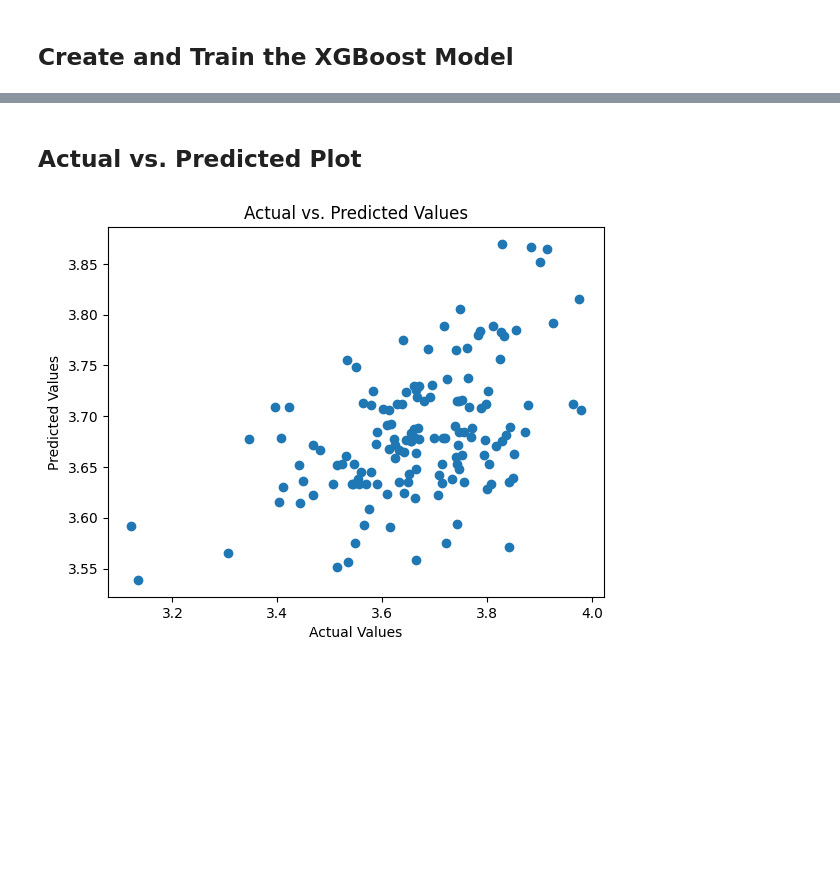
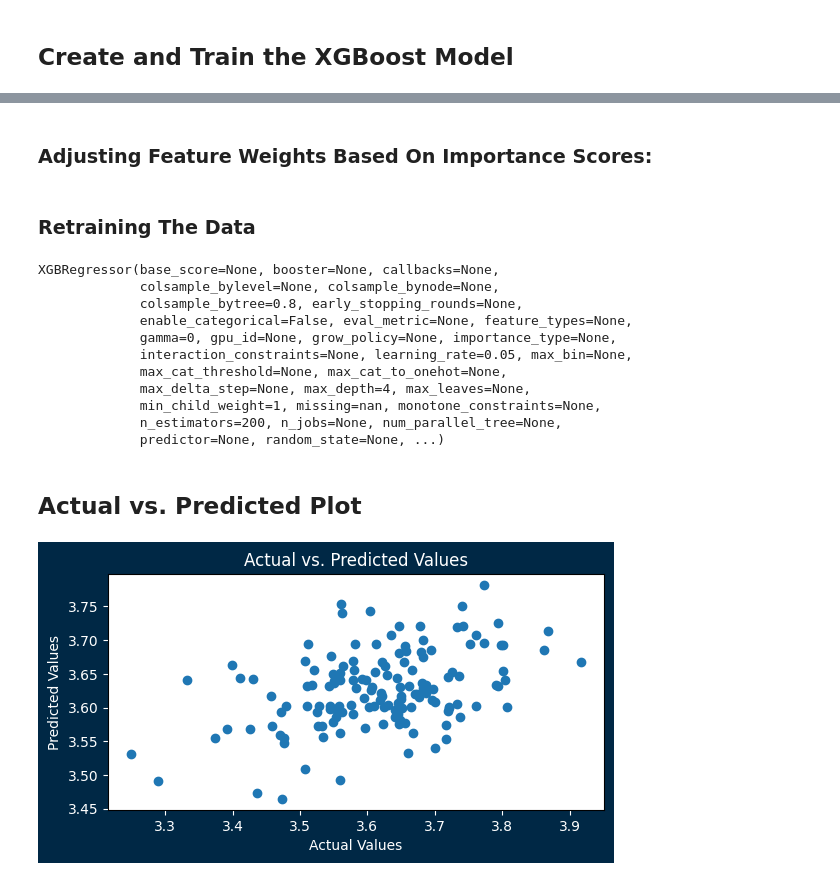
Before and after one commit to kjucaitis/concepttagging, a Jupyter notebook: xgboost.ipynb, the cells around one changed output, grey strips where cells are left out. Drawn from its saved outputs; the diff is of its cells as text; code cells hidden in the pictures; blank space fills up the shorter version.

```diff
--- a/xgboost.ipynb
+++ b/xgboost.ipynb
@@ -63,7 +290,23 @@ X_train, X_test, y_train, y_test = train_test_split(X, y, test_size=0.2, random_
 # %% [markdown]
 ## Create and Train the XGBoost Model
 # %%
-model = xgb.XGBRegressor(n_estimators=100, learning_rate=0.1, max_depth=3)
+import xgboost as xgb
+
+# Define your hyperparameters
+params = {
+    'n_estimators': 200,       # Increase the number of boosting rounds (trees)
+    'learning_rate': 0.05,    # Reduce the learning rate (smaller steps)
+    'max_depth': 4,           # Increase the maximum depth of the trees
+    'min_child_weight': 1,    # Set a lower value (e.g., 1) for sparse data
+    'subsample': 0.8,         # Use subsampling to prevent overfitting
+    'colsample_bytree': 0.8,  # Use feature subsampling to reduce overfitting
+    'gamma': 0,               # Regularization parameter (higher)
+}
+
+# Initialize the XGBoost regressor with the specified hyperparameters
+model = xgb.XGBRegressor(**params)
+
+# Fit the model to the training data
 model.fit(X_train, y_train)
 # %% [output]
 XGBRegressor(base_score=None, booster=None, callbacks=None,
@@ -99,0 +360,2 @@ plt.show()
+# %% [markdown]
+### Adjusting Feature Weights Based On Importance Scores:
@@ -100,10 +369,38 @@ plt.show()
+# %% [markdown]
+### Retraining The Data
+# %%
+model.fit(X_train, y_train)
+# %% [output]
+XGBRegressor(base_score=None, booster=None, callbacks=None,
+             colsample_bylevel=None, colsample_bynode=None,
+             colsample_bytree=0.8, early_stopping_rounds=None,
+             enable_categorical=False, eval_metric=None, feature_types=None,
+             gamma=0, gpu_id=None, grow_policy=None, importance_type=None,
+             interaction_constraints=None, learning_rate=0.05, max_bin=None,
+             max_cat_threshold=None, max_cat_to_onehot=None,
+             max_delta_step=None, max_depth=4, max_leaves=None,
+             min_child_weight=1, missing=nan, monotone_constraints=None,
+             n_estimators=200, n_jobs=None, num_parallel_tree=None,
+             predictor=None, random_state=None, ...)
 # %% [markdown]
 ## Actual vs. Predicted Plot
 # %%
+# Assuming y_test and y_pred are your actual and predicted values
 plt.scatter(y_test, y_pred)
-plt.xlabel("Actual Values")
-plt.ylabel("Predicted Values")
-plt.title("Actual vs. Predicted Values")
+plt.xlabel("Actual Values", color='white')
+plt.ylabel("Predicted Values", color='white')
+plt.title("Actual vs. Predicted Values", color='white')
+
+# Set the same scale for both axes
+plt.gca().set_aspect('equal', adjustable='box')
+
+# Set the background color
+plt.gcf().set_facecolor('#002845')
+
+# Set tick colors to white
+plt.gca().tick_params(axis='x', colors='white')  # X-axis tick color
+plt.gca().tick_params(axis='y', colors='white')  # Y-axis tick color
+
 plt.show()
 # %% [output]
-[figure, old version]
+[figure, new version]
```
Also changed, not shown: parts of 31 cells of this notebook, 18 other files.
